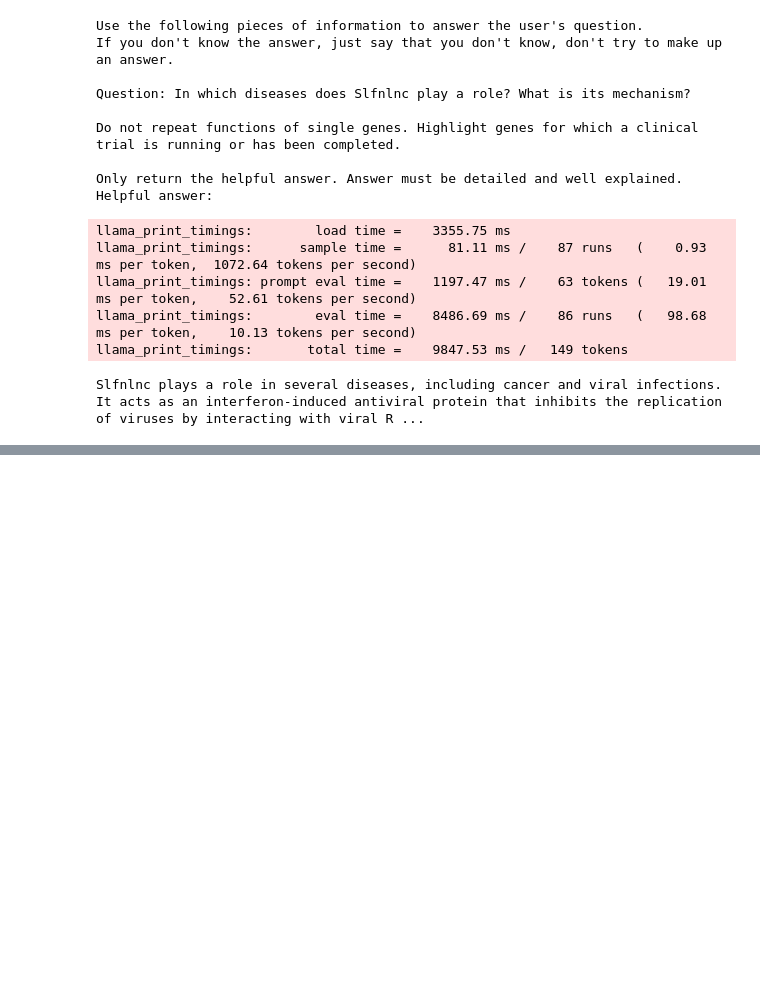
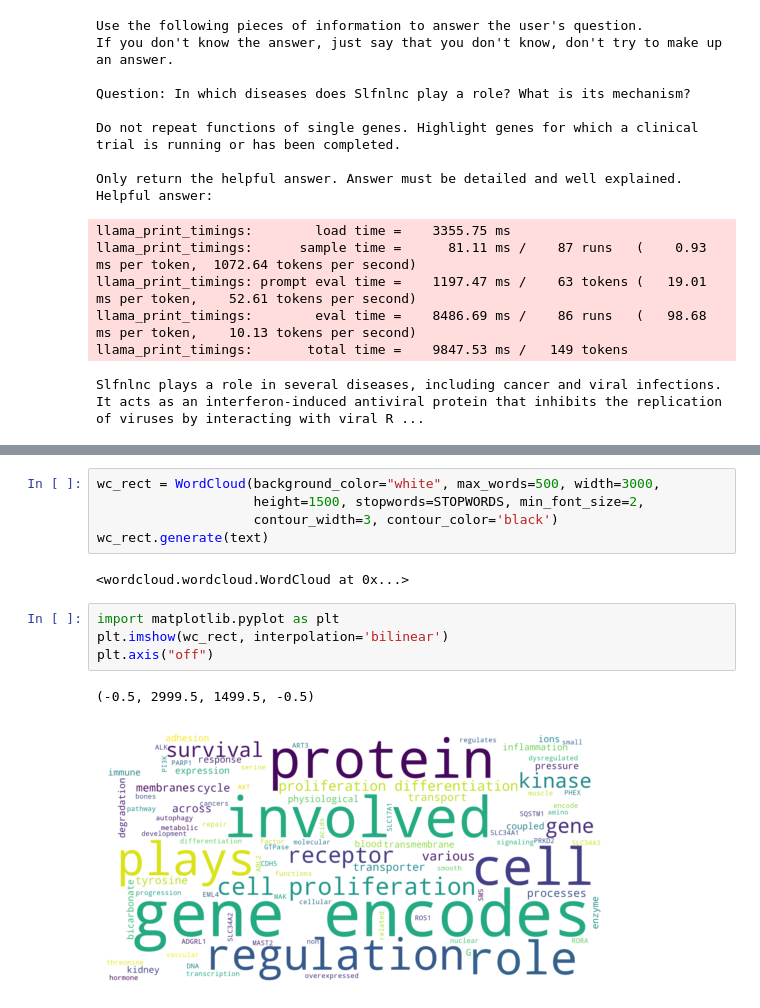
Before and after one commit to mjoppich/PICASO, a Jupyter notebook: llm_addon/llama_test.ipynb, the cells around one changed output, grey strips where cells are left out. Saved outputs shown, nothing was run; the diff lists cells and outputs as text; blank space fills up the shorter version.

Commit message:
add aid wordcloud

```diff
--- a/llm_addon/llama_test.ipynb
+++ b/llm_addon/llama_test.ipynb
@@ -141,0 +146,14 @@ Slfnlnc plays a role in several diseases, including cancer and viral infections.
+# %%
+wc_rect = WordCloud(background_color="white", max_words=500, width=3000,
+                    height=1500, stopwords=STOPWORDS, min_font_size=2,
+                    contour_width=3, contour_color='black')
+wc_rect.generate(text)
+# %% [output]
+<wordcloud.wordcloud.WordCloud at 0x...>
+# %%
+import matplotlib.pyplot as plt
+plt.imshow(wc_rect, interpolation='bilinear')
+plt.axis("off")
+# %% [output]
+(-0.5, 2999.5, 1499.5, -0.5)
+[figure, added]
```
Also changed, not shown: parts of 2 cells of this notebook, 1 other file.
